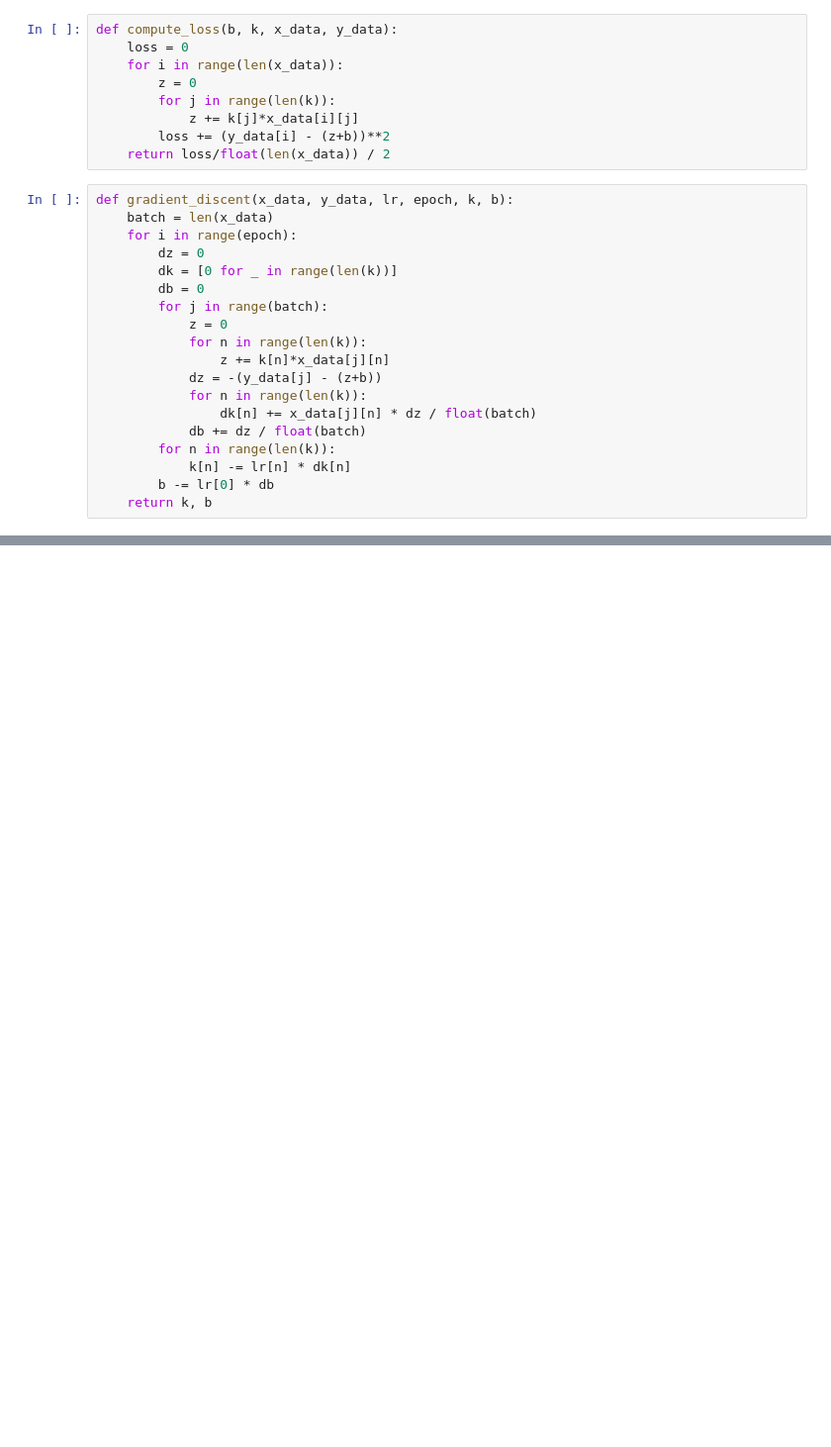
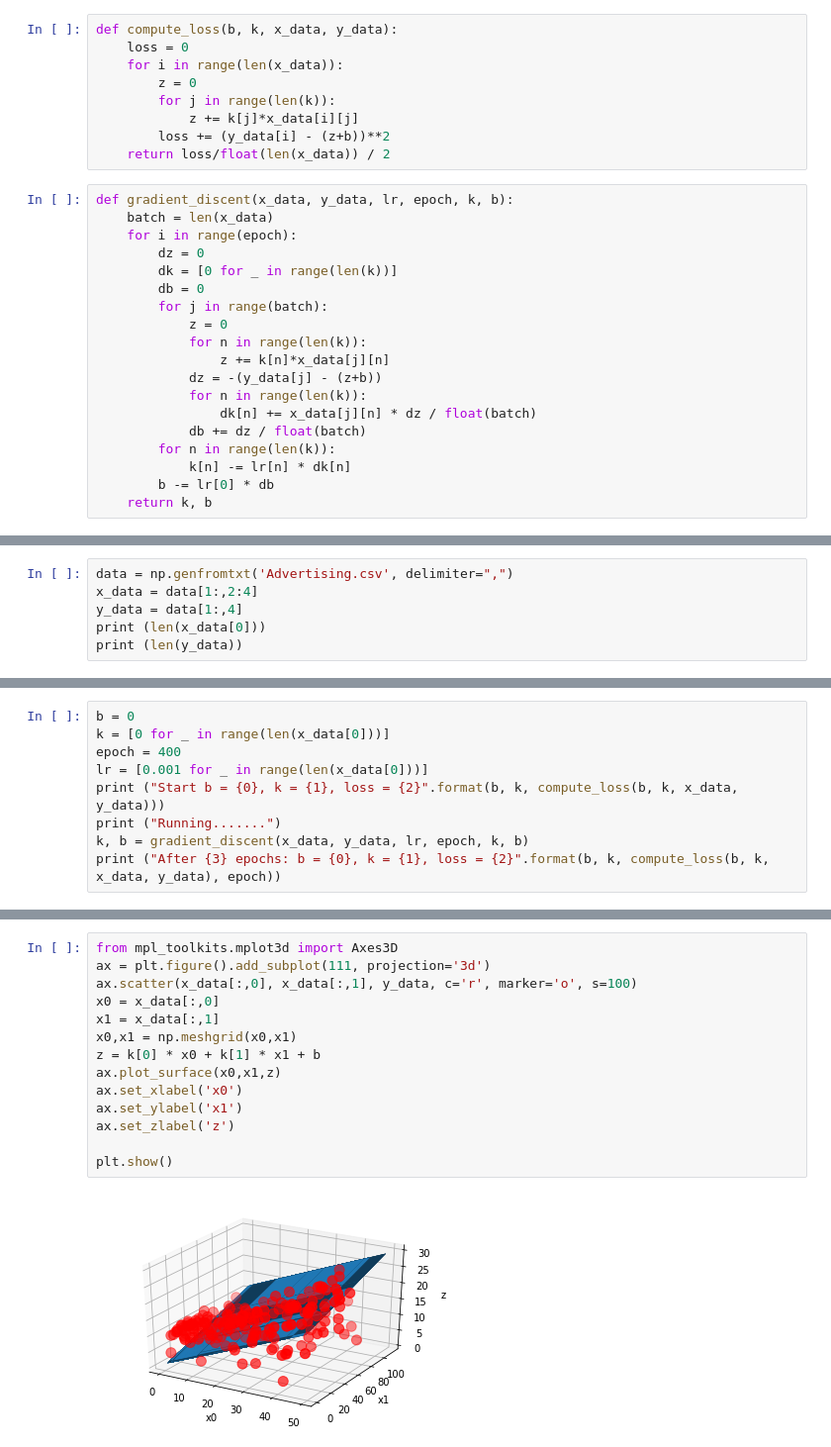
Before and after one commit to idotc/Machine_learning_practice, a Jupyter notebook: Multiple_linear_regression/multiple_linear_regression.ipynb, the cells around one changed output, grey strips where cells are left out. Shown: that part at 99% size. Cells and saved outputs as stored; diff of their text form; blank space fills up the shorter version.

```diff
--- a/Multiple_linear_regression/multiple_linear_regression.ipynb
+++ b/Multiple_linear_regression/multiple_linear_regression.ipynb
@@ -54,0 +55,6 @@ After 100 epochs: b = -2.4322330516522027e+244, k = [-4.7319453721734467e+246, -
+# %%
+data = np.genfromtxt('Advertising.csv', delimiter=",")
+x_data = data[1:,2:4]
+y_data = data[1:,4]
+print (len(x_data[0]))
+print (len(y_data))
@@ -54,0 +64,9 @@ After 100 epochs: b = -2.4322330516522027e+244, k = [-4.7319453721734467e+246, -
+# %%
+b = 0
+k = [0 for _ in range(len(x_data[0]))]
+epoch = 400
+lr = [0.001 for _ in range(len(x_data[0]))]
+print ("Start b = {0}, k = {1}, loss = {2}".format(b, k, compute_loss(b, k, x_data, y_data)))
+print ("Running.......")
+k, b = gradient_discent(x_data, y_data, lr, epoch, k, b)
+print ("After {3} epochs: b = {0}, k = {1}, loss = {2}".format(b, k, compute_loss(b, k, x_data, y_data), epoch))
@@ -54,0 +77,16 @@ After 100 epochs: b = -2.4322330516522027e+244, k = [-4.7319453721734467e+246, -
+# %%
+from mpl_toolkits.mplot3d import Axes3D
+ax = plt.figure().add_subplot(111, projection='3d')
+ax.scatter(x_data[:,0], x_data[:,1], y_data, c='r', marker='o', s=100)
+x0 = x_data[:,0]
+x1 = x_data[:,1]
+x0,x1 = np.meshgrid(x0,x1)
+z = k[0] * x0 + k[1] * x1 + b
+ax.plot_surface(x0,x1,z)
+ax.set_xlabel('x0')
+ax.set_ylabel('x1')
+ax.set_zlabel('z')
+
+plt.show()
+# %% [output]
+[figure, added]
```
Also changed, not shown: parts of 3 cells of this notebook.
